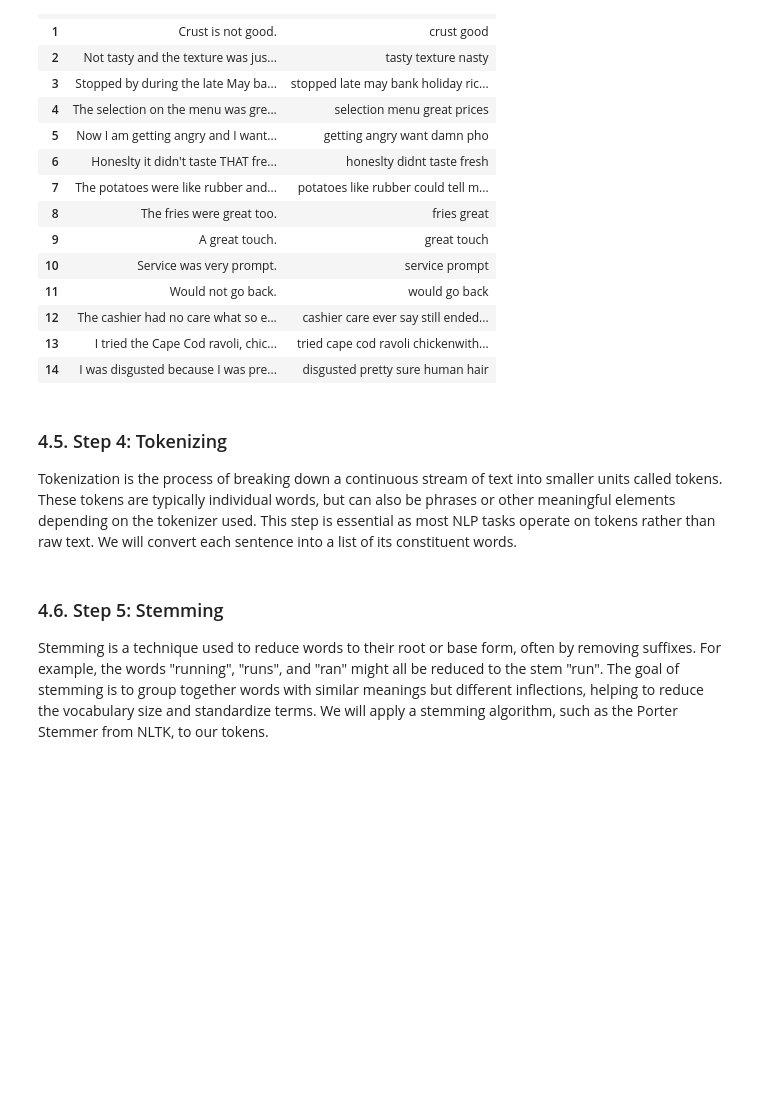
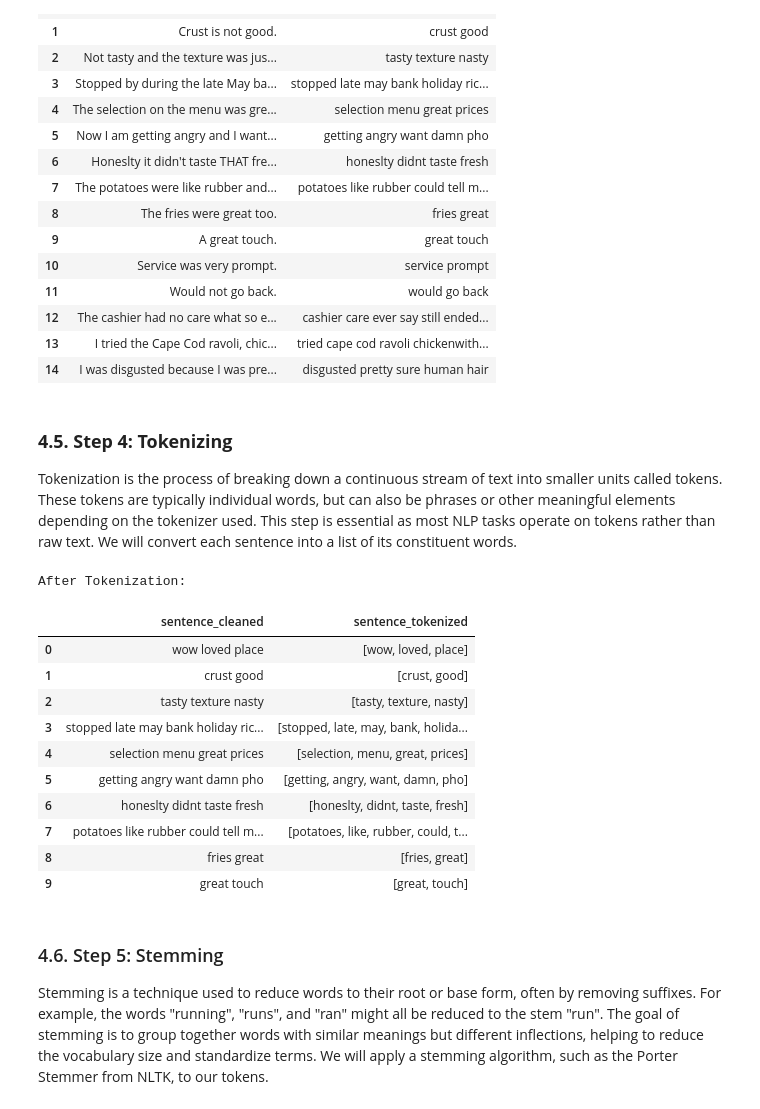
Before and after one commit to LatiefDataVisionary/sentiment-analysis-text-processing-bisa-ai, a Jupyter notebook: notebook/notebook.ipynb, the cells around one changed output. Drawn from its saved outputs; the diff is of its cells as text; code cells hidden in the pictures; blank space fills up the shorter version.

Commit message:
4.5. Step 4: Tokenizing

```diff
--- a/notebook/notebook.ipynb
+++ b/notebook/notebook.ipynb
@@ -586,9 +586,42 @@ After Stopword Removal:
 | 13 | I tried the Cape Cod ravoli, chic... | tried cape cod ravoli chickenwith... |
 | 14 | I was disgusted because I was pre... | disgusted pretty sure human hair |
 # %% [markdown]
-### 4.5. Step 4: Tokenizing
+### **4.5. Step 4: Tokenizing**
 
 Tokenization is the process of breaking down a continuous stream of text into smaller units called tokens. These tokens are typically individual words, but can also be phrases or other meaningful elements depending on the tokenizer used. This step is essential as most NLP tasks operate on tokens rather than raw text. We will convert each sentence into a list of its constituent words.
+# %%
+# Download NLTK punkt tokenizer if not already downloaded (though we will use split() for robustness)
+try:
+    nltk.data.find('tokenizers/punkt')
+except LookupError:
+    nltk.download('punkt')
+
+# Function to tokenize text using split()
+def tokenize_text(text):
+    # Ensure text is treated as a string and handle potential non-string inputs gracefully
+    if not isinstance(text, str):
+        return [] # Return empty list for non-string inputs
+    return text.split()
+
+# Apply the tokenization function to the cleaned sentence column
+df['sentence_tokenized'] = df['sentence_cleaned'].apply(tokenize_text)
+
+# Display the first few rows to see the effect of tokenization
+print("After Tokenization:")
+display(df[['sentence_cleaned', 'sentence_tokenized']].head(10))
+# %% [output]
+After Tokenization:
+|  | sentence_cleaned | sentence_tokenized |
+| 0 | wow loved place | [wow, loved, place] |
+| 1 | crust good | [crust, good] |
+| 2 | tasty texture nasty | [tasty, texture, nasty] |
+| 3 | stopped late may bank holiday ric... | [stopped, late, may, bank, holida... |
+| 4 | selection menu great prices | [selection, menu, great, prices] |
+| 5 | getting angry want damn pho | [getting, angry, want, damn, pho] |
+| 6 | honeslty didnt taste fresh | [honeslty, didnt, taste, fresh] |
+| 7 | potatoes like rubber could tell m... | [potatoes, like, rubber, could, t... |
+| 8 | fries great | [fries, great] |
+| 9 | great touch | [great, touch] |
 # %% [markdown]
 ### 4.6. Step 5: Stemming
 
```
